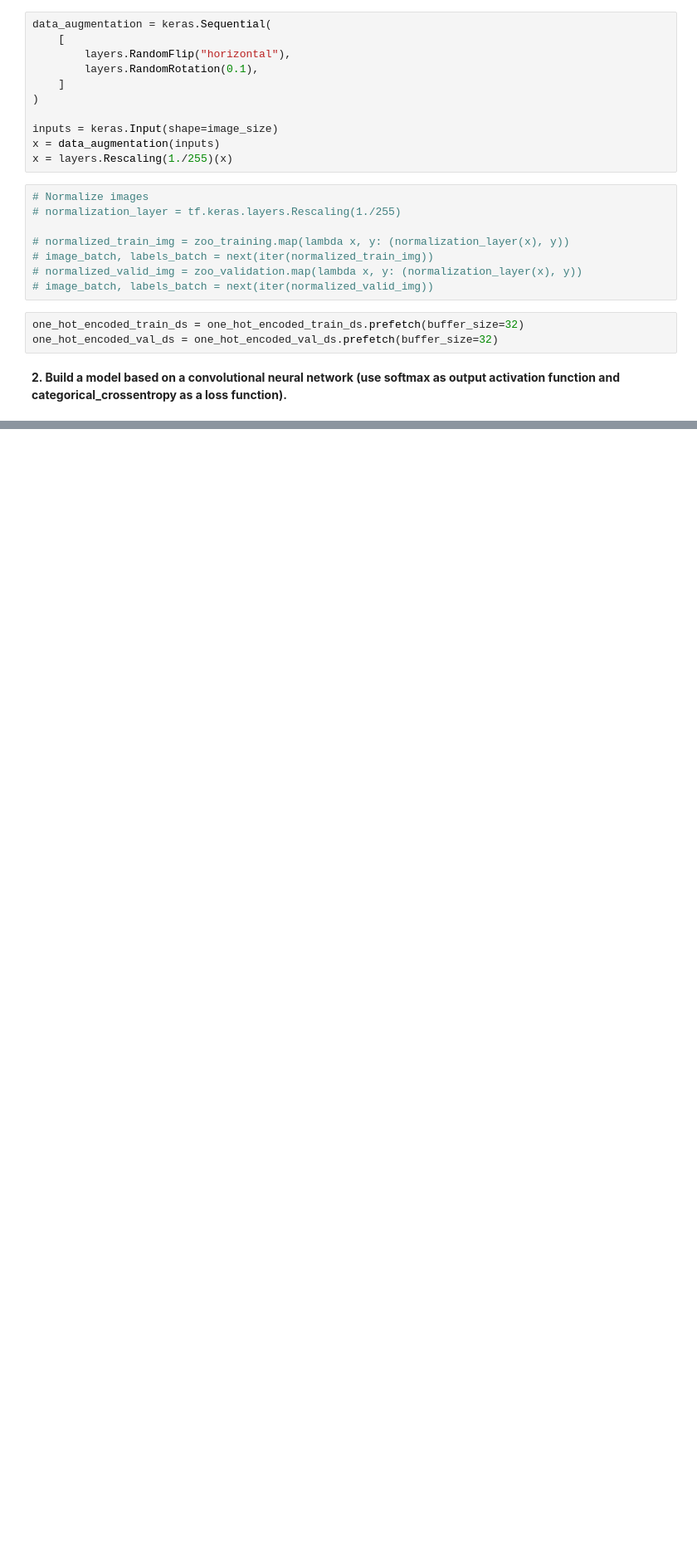
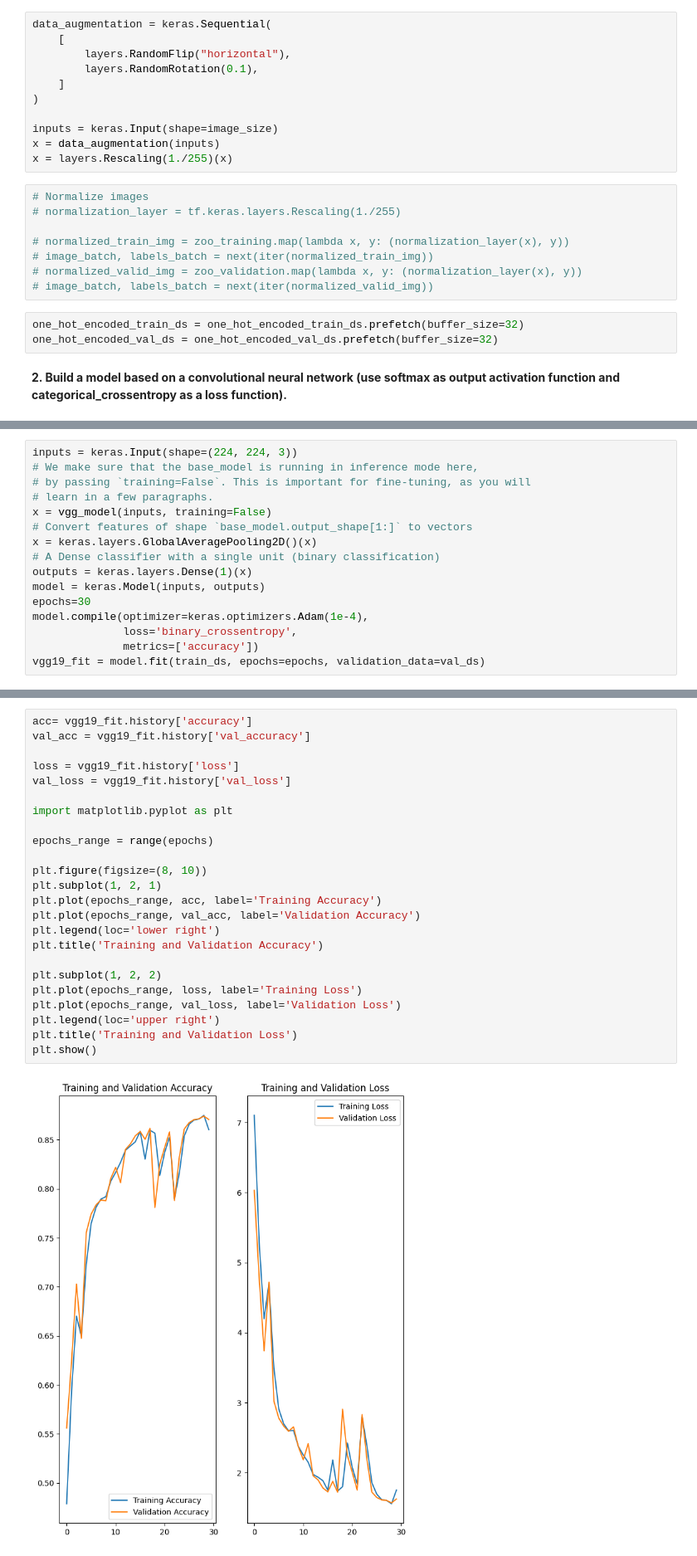
Before and after one commit to PatrickKudo/gender_image_classification, a Jupyter notebook: Gender_Classification_DAAN_570_Patrick_Kudo.ipynb, the cells around one changed output, grey strips where cells are left out. Shown at 83% size. Drawn from its saved outputs; the diff is of its cells as text; blank space fills up the shorter version.

```diff
--- a/Gender_Classification_DAAN_570_Patrick_Kudo.ipynb
+++ b/Gender_Classification_DAAN_570_Patrick_Kudo.ipynb
@@ -294,0 +309,16 @@ model.save_weights(filepath, overwrite=True, save_format='tf', options=None)
+# %%
+inputs = keras.Input(shape=(224, 224, 3))
+# We make sure that the base_model is running in inference mode here,
+# by passing `training=False`. This is important for fine-tuning, as you will
+# learn in a few paragraphs.
+x = vgg_model(inputs, training=False)
+# Convert features of shape `base_model.output_shape[1:]` to vectors
+x = keras.layers.GlobalAveragePooling2D()(x)
+# A Dense classifier with a single unit (binary classification)
+outputs = keras.layers.Dense(1)(x)
+model = keras.Model(inputs, outputs)
+epochs=30
+model.compile(optimizer=keras.optimizers.Adam(1e-4),
+              loss='binary_crossentropy',
+              metrics=['accuracy'])
+vgg19_fit = model.fit(train_ds, epochs=epochs, validation_data=val_ds)
@@ -294,0 +364,26 @@ model.save_weights(filepath, overwrite=True, save_format='tf', options=None)
+# %%
+acc= vgg19_fit.history['accuracy']
+val_acc = vgg19_fit.history['val_accuracy']
+
+loss = vgg19_fit.history['loss']
+val_loss = vgg19_fit.history['val_loss']
+
+import matplotlib.pyplot as plt
+
+epochs_range = range(epochs)
+
+plt.figure(figsize=(8, 10))
+plt.subplot(1, 2, 1)
+plt.plot(epochs_range, acc, label='Training Accuracy')
+plt.plot(epochs_range, val_acc, label='Validation Accuracy')
+plt.legend(loc='lower right')
+plt.title('Training and Validation Accuracy')
+
+plt.subplot(1, 2, 2)
+plt.plot(epochs_range, loss, label='Training Loss')
+plt.plot(epochs_range, val_loss, label='Validation Loss')
+plt.legend(loc='upper right')
+plt.title('Training and Validation Loss')
+plt.show()
+# %% [output]
+[figure, added]
```
Also changed, not shown: parts of 23 cells of this notebook.
